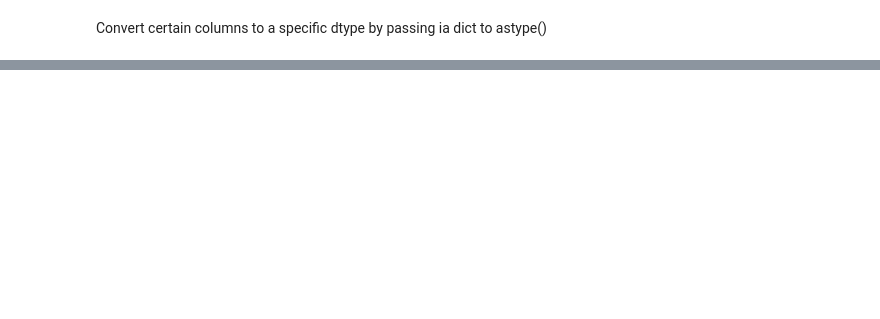
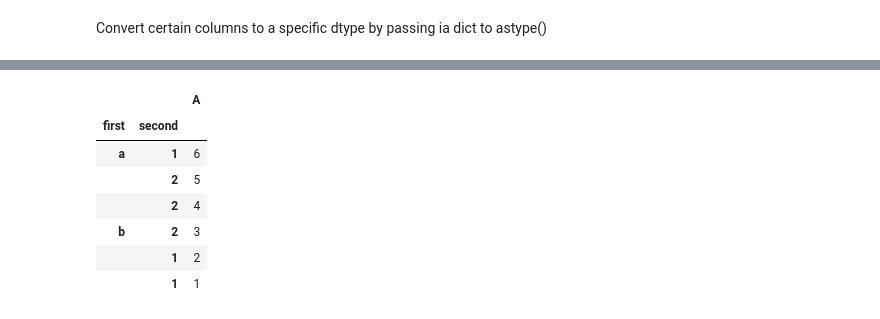
Before and after one commit to KyleKulas/lighthouse_data_notes, a Jupyter notebook: Week_1/WE/pandas.ipynb, the cells around one changed output, grey strips where cells are left out. Drawn from its saved outputs; the diff is of its cells as text; code cells hidden in the pictures; blank space fills up the shorter version.

```diff
--- a/Week_1/WE/pandas.ipynb
+++ b/Week_1/WE/pandas.ipynb
@@ -287,0 +622,5 @@ dtype: object
+# %%
+idx = pd.MultiIndex.from_tuples([('a', 1), ('a', 2), ('a', 2),
+                                   ('b', 2), ('b', 1), ('b', 1)])
+idx.names=['first', 'second']
+idx
@@ -287,0 +635,13 @@ dtype: object
+# %%
+df_multi = pd.DataFrame({'A': np.arange(6,0,-1)},
+                       index=idx)
+df_multi
+# %% [output]
+|  |  | A |
+| first | second |  |
+| a | 1 | 6 |
+|  | 2 | 5 |
+|  | 2 | 4 |
+| b | 2 | 3 |
+|  | 1 | 2 |
+|  | 1 | 1 |
```
Also changed, not shown: parts of 72 cells of this notebook.
